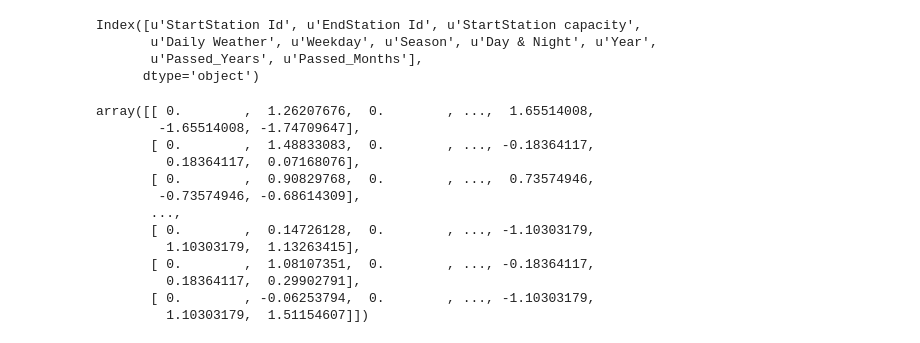
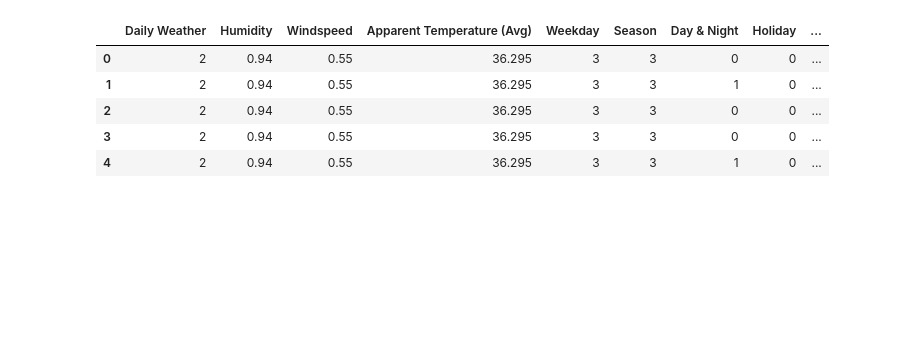
Before and after one commit to dataBikeHsUlm/MapReduce, a Jupyter notebook: Data_Profiling/MPLRegressor.ipynb, the cells around one changed output. Cells and saved outputs as stored; diff of their text form; code cells hidden in the pictures; blank space fills up the shorter version.

```diff
--- a/Data_Profiling/MPLRegressor.ipynb
+++ b/Data_Profiling/MPLRegressor.ipynb
@@ -49,0 +101,6 @@ features.head()
+# %%
+features.drop(columns=["StartStation Id", "EndStation Id", "distance (geodesic)"], inplace=True, errors="ignore")
+# %%
+features.info()
+
+features["Apparent Temperature (Avg)"] = features["Apparent Temperature (Avg)"].str.replace(',', ".").astype(float)
@@ -66,24 +138,9 @@ X.head()
-# %%
-X.columns
-# %% [output]
-Index([u'StartStation Id', u'EndStation Id', u'StartStation capacity',
-       u'Daily Weather', u'Weekday', u'Season', u'Day & Night', u'Year',
-       u'Passed_Years', u'Passed_Months'],
-      dtype='object')
-# %%
-#Standardize data
-preprocessing.scale(X)
-# %% [output]
-array([[ 0.        ,  1.26207676,  0.        , ...,  1.65514008,
-        -1.65514008, -1.74709647],
-       [ 0.        ,  1.48833083,  0.        , ..., -0.18364117,
-         0.18364117,  0.07168076],
-       [ 0.        ,  0.90829768,  0.        , ...,  0.73574946,
-        -0.73574946, -0.68614309],
-       ...,
-       [ 0.        ,  0.14726128,  0.        , ..., -1.10303179,
-         1.10303179,  1.13263415],
-       [ 0.        ,  1.08107351,  0.        , ..., -0.18364117,
-         0.18364117,  0.29902791],
-       [ 0.        , -0.06253794,  0.        , ..., -1.10303179,
-         1.10303179,  1.51154607]])
+# %%
+features.head()
+# %% [output]
+|  | Daily Weather | Humidity | Windspeed | Apparent Temperature (Avg) | Weekday | Season | Day & Night | Holiday | ... |
+| 0 | 2 | 0.94 | 0.55 | 36.295 | 3 | 3 | 0 | 0 | ... |
+| 1 | 2 | 0.94 | 0.55 | 36.295 | 3 | 3 | 1 | 0 | ... |
+| 2 | 2 | 0.94 | 0.55 | 36.295 | 3 | 3 | 0 | 0 | ... |
+| 3 | 2 | 0.94 | 0.55 | 36.295 | 3 | 3 | 0 | 0 | ... |
+| 4 | 2 | 0.94 | 0.55 | 36.295 | 3 | 3 | 1 | 0 | ... |
```
Also changed, not shown: parts of 16 cells of this notebook, 2 other files.
